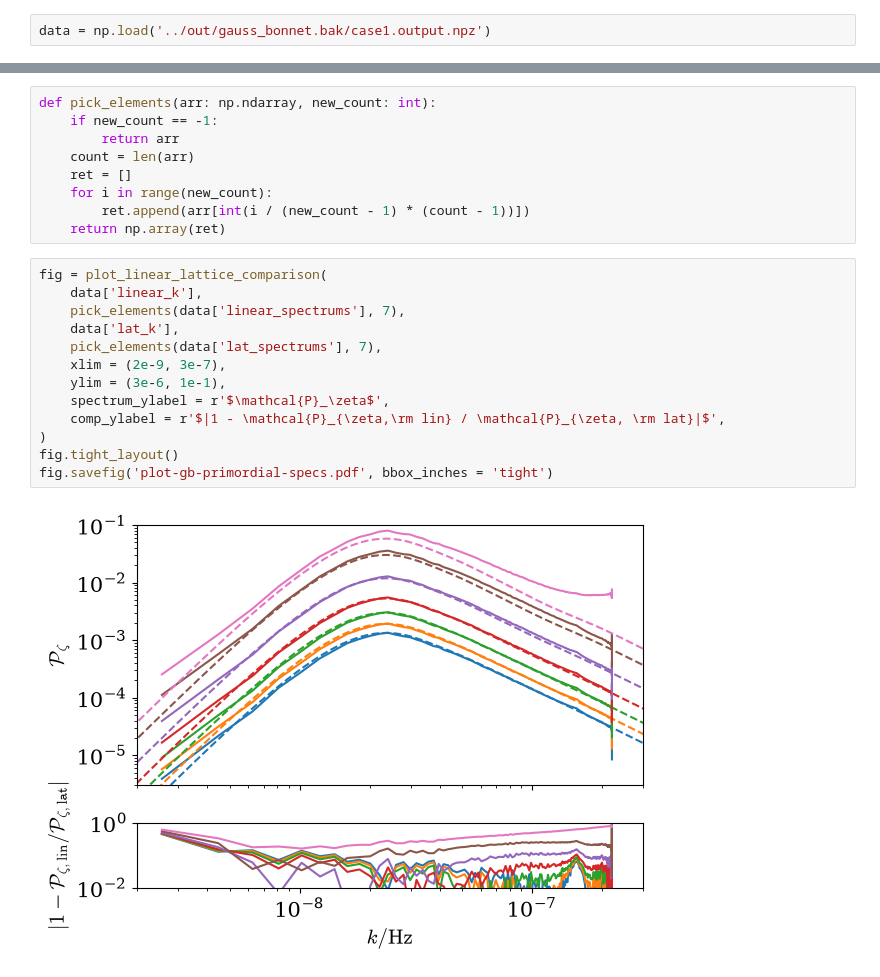
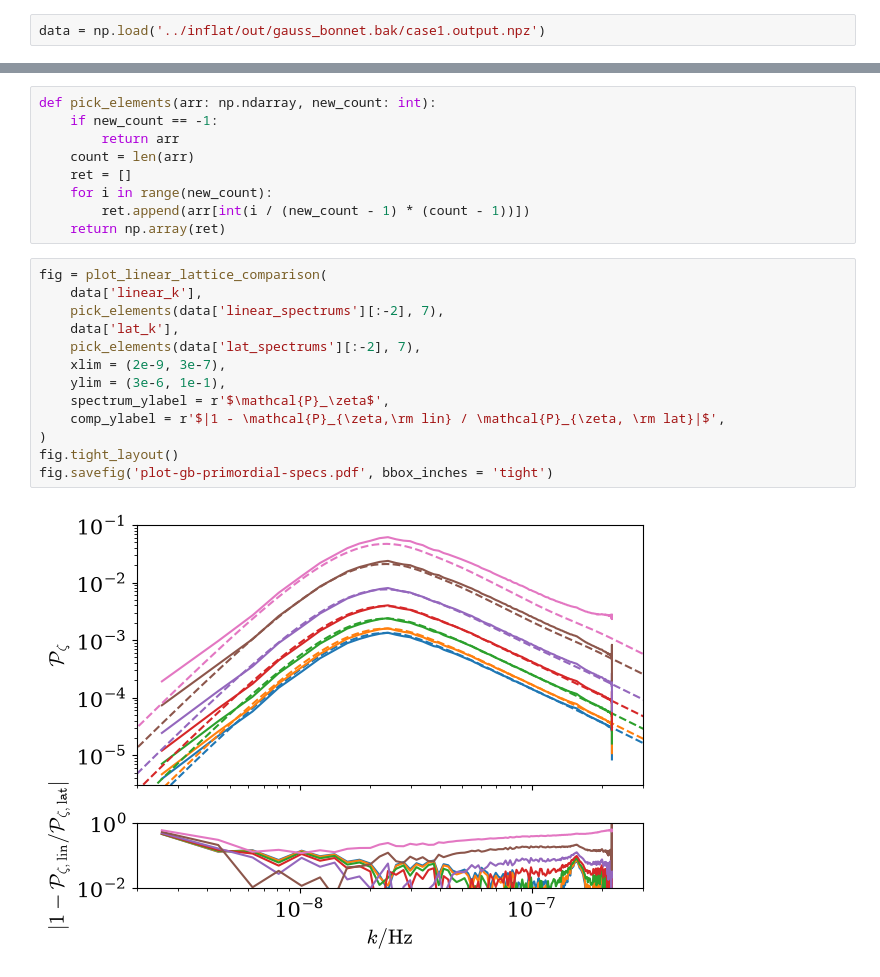
Before and after one commit to Hadron67/inflat-rs, a Jupyter notebook: scripts/plot-gb.ipynb, the cells around one changed output, grey strips where cells are left out. Cells and saved outputs as stored; diff of their text form.

Commit message:
gauss bonnet

```diff
--- a/scripts/plot-gb.ipynb
+++ b/scripts/plot-gb.ipynb
@@ -11,7 +11,7 @@ plt.rcParams.update({
     "mathtext.fontset": "cm",
 })
 # %%
-data = np.load('../out/gauss_bonnet.bak/case1.output.npz')
+data = np.load('../inflat/out/gauss_bonnet.bak/case1.output.npz')
 # %%
 data.files
 # %% [output]
@@ -62,15 +62,15 @@ def pick_elements(arr: np.ndarray, new_count: int):
 # %%
 fig = plot_linear_lattice_comparison(
     data['linear_k'],
-    pick_elements(data['linear_spectrums'], 7),
+    pick_elements(data['linear_spectrums'][:-2], 7),
     data['lat_k'],
-    pick_elements(data['lat_spectrums'], 7),
+    pick_elements(data['lat_spectrums'][:-2], 7),
     xlim = (2e-9, 3e-7),
     ylim = (3e-6, 1e-1),
     spectrum_ylabel = r'$\mathcal{P}_\zeta$',
     comp_ylabel = r'$|1 - \mathcal{P}_{\zeta,\rm lin} / \mathcal{P}_{\zeta, \rm lat}|$',
 )
 fig.tight_layout()
 fig.savefig('plot-gb-primordial-specs.pdf', bbox_inches = 'tight')
 # %% [output]
-[figure, old version]
+[figure, new version]
```
Also changed, not shown: 41 other files.
